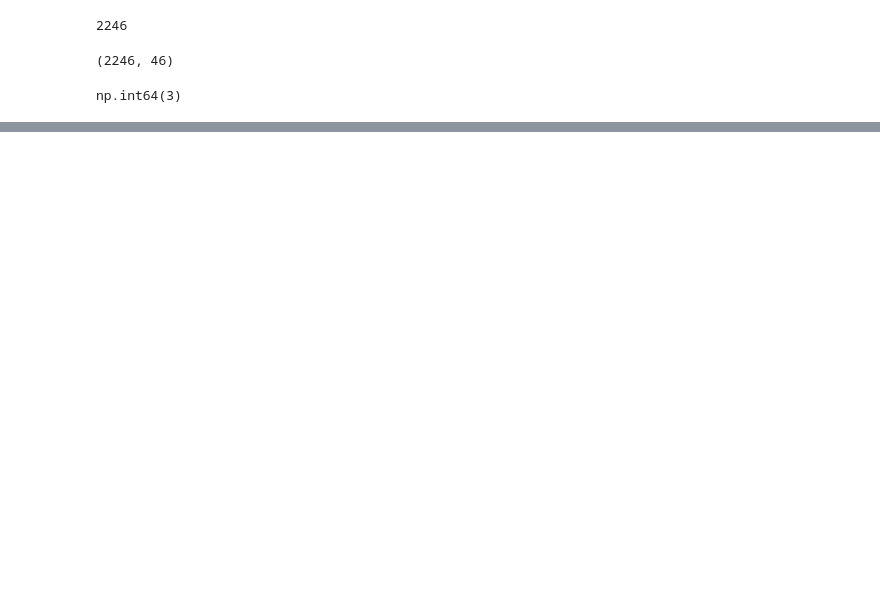
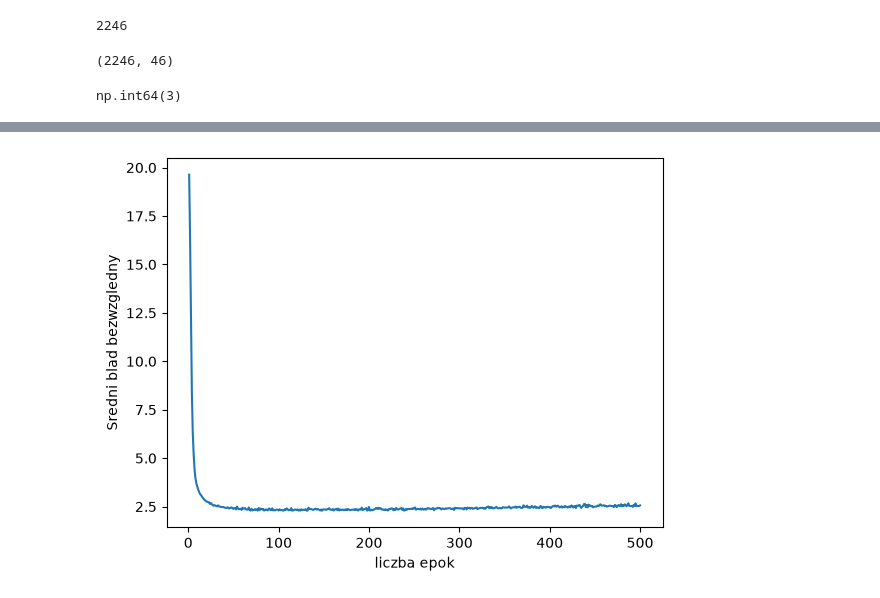
Before and after one commit to michallitwin/python-learning, a Jupyter notebook: python_dl/first_project_dl.ipynb, the cells around one changed output, grey strips where cells are left out. Saved outputs shown, nothing was run; the diff lists cells and outputs as text; code cells hidden in the pictures; blank space fills up the shorter version.

```diff
--- a/python_dl/first_project_dl.ipynb
+++ b/python_dl/first_project_dl.ipynb
@@ -489,0 +578,2 @@ results_3
+# %%
+(train_data_3, train_targets_3), (test_data_3, test_targets_3) = boston_housing.load_data()
@@ -489,0 +611,4 @@ results_3
+# %%
+scaler = StandardScaler()
+scaled_train_data = scaler.fit_transform(train_data_3)
+scaled_test_data = scaler.transform(test_data_3)
@@ -489,0 +661,34 @@ results_3
+# %%
+all_mae_histories = []
+num_epochs = 500
+for i in range(k):
+    print('processing fold #', i)
+    val_data = scaled_train_data[i * num_val_samples: (i + 1) * num_val_samples]
+    val_targets = train_targets_3[i * num_val_samples: (i + 1) * num_val_samples]
+
+    partial_train_data = np.concatenate(
+    [scaled_train_data[:i * num_val_samples],
+    scaled_train_data[(i + 1) * num_val_samples:]], axis=0)
+
+    partial_train_targets = np.concatenate(
+    [train_targets_3[:i * num_val_samples],
+    train_targets_3[(i + 1) * num_val_samples:]], axis=0)
+
+    model_6 = build_model()
+
+    history = model_6.fit(
+        partial_train_data,
+        partial_train_targets,
+        validation_data=(val_data, val_targets),
+        epochs=num_epochs,
+        batch_size=16,
+        verbose=0
+    )
+
+    mae_history = history.history['val_mae']
+    all_mae_histories.append(mae_history)
+
+
+avg_mae_history = [
+    np.mean([x[i] for x in all_mae_histories]) for i in range(num_epochs)]
+avg_mae_history
@@ -489,0 +717,7 @@ results_3
+# %%
+plt.plot(range(1, len(avg_mae_history) + 1), avg_mae_history)
+plt.xlabel('liczba epok')
+plt.ylabel('Sredni blad bezwzgledny')
+plt.show()
+# %% [output]
+[figure, added]
```
Also changed, not shown: parts of 54 cells of this notebook.
